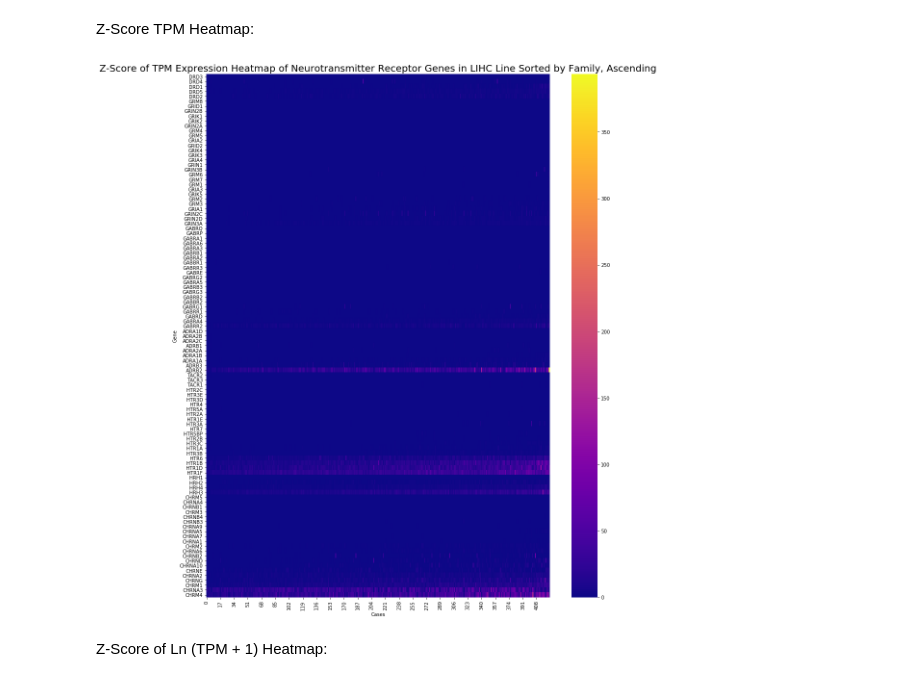
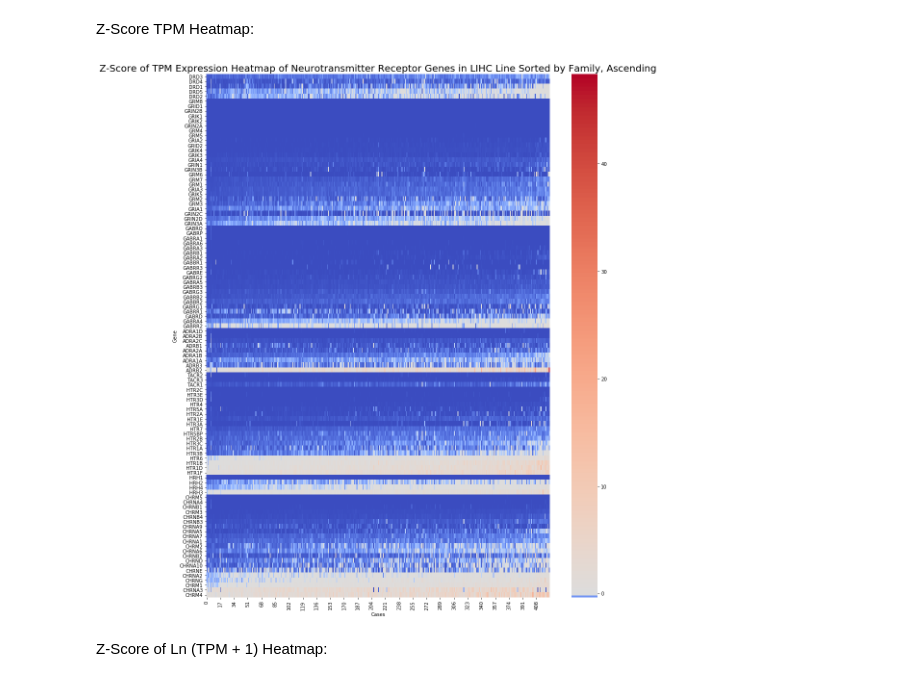
Before and after one commit to sophiaho/broad-work, a Jupyter notebook: cancer_cell_lines_data.ipynb, the cells around one changed output. Cells and saved outputs as stored; diff of their text form; code cells hidden in the pictures.

```diff
--- a/cancer_cell_lines_data.ipynb
+++ b/cancer_cell_lines_data.ipynb
@@ -177,9 +178,15 @@ def draw_expression_log_heatmap(table, y_axis_list, log_type, title, compute_zsc
         expression_logged = convert_pandas_to_numpy(expression_logged_pandas_sorted)
 
     # we use the seaborn library to plot the heatmap, give it the numpy table, and specify some other stuff
-    sns.heatmap(expression_logged, yticklabels=y_axis_list, cmap=cmap)
+    if cmap=='coolwarm' or cmap=='bwr':
+        sns.heatmap(expression_logged, yticklabels=y_axis_list, cmap=cmap, norm=colors.DivergingNorm(0))
+    else:
+        sns.heatmap(expression_logged, yticklabels=y_axis_list, cmap=cmap)
     # cmap refers to color map, and this other stuff is to make the map look prettier
     plt.title(title, fontsize=20, y=1.15)
+
+
+        #colors.DivergingNorm(vmin=expression_logged.min(axis=None), vcenter=expression_logged.min(axis=None)+0.001, vmax=expression_logged.max(axis=None))
 
     plt.ylabel('Gene')
     plt.xlabel('Cases')
@@ -311,9 +319,9 @@ draw_expression_heatmap(lihc_tpm, lihc_tpm['hgnc_symbol'].tolist(), 'plasma', 'E
 # %% [markdown]
 Z-Score TPM Heatmap:
 # %%
-draw_expression_log_heatmap(lihc_tpm, lihc_tpm['hgnc_symbol'].tolist(), '', 'Z-Score of TPM Expression Heatmap of Neurotransmitter Receptor Genes in LIHC Line Sorted by Family, Ascending', True, True, 'plasma', 16, 20)
+draw_expression_log_heatmap(lihc_tpm, lihc_tpm['hgnc_symbol'].tolist(), '', 'Z-Score of TPM Expression Heatmap of Neurotransmitter Receptor Genes in LIHC Line Sorted by Family, Ascending', True, True, 'coolwarm', 16, 20)
 # %% [output]
-[figure, old version]
+[figure, new version]
 # %% [markdown]
 Z-Score of Ln (TPM + 1) Heatmap:
 # %%
```
Also changed, not shown: parts of 9 cells of this notebook, 1 other file.
